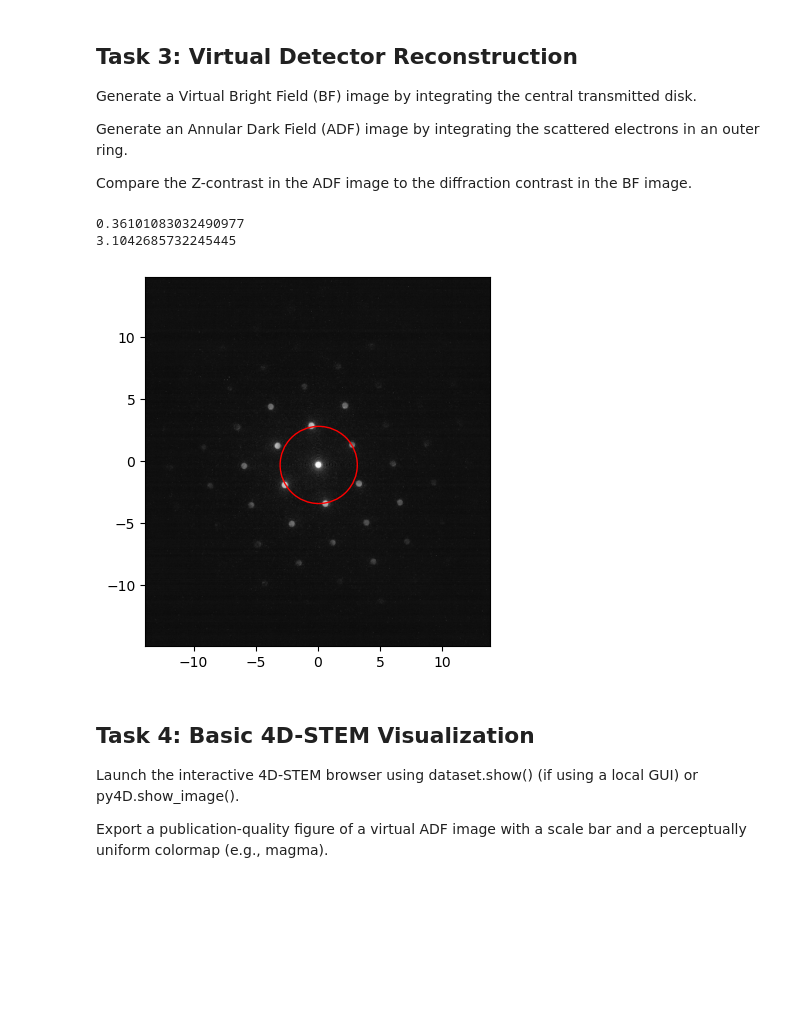
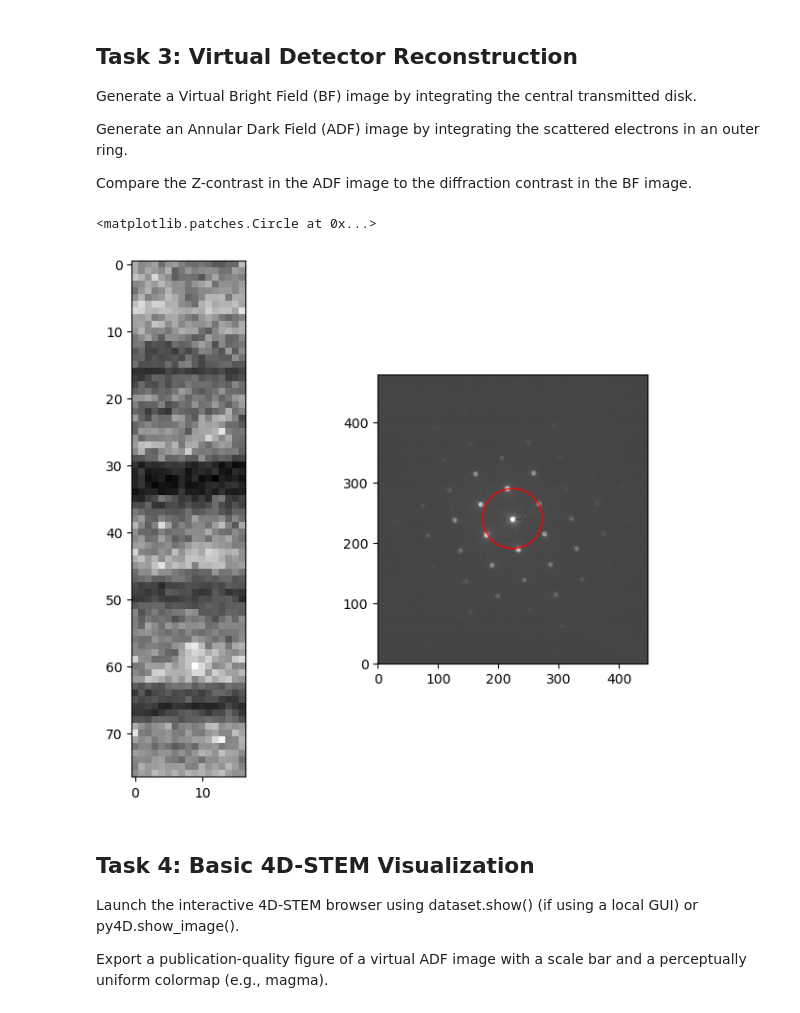
Before and after one commit to aramichang/MATSCI465_AramiChang, a Jupyter notebook: assignment_02_setup.ipynb, the cells around one changed output. Saved outputs shown, nothing was run; the diff lists cells and outputs as text; code cells hidden in the pictures; blank space fills up the shorter version.

```diff
--- a/assignment_02_setup.ipynb
+++ b/assignment_02_setup.ipynb
@@ -213,37 +213,37 @@ Compare the Z-contrast in the ADF image to the diffraction contrast in the BF im
 # %%
 # Your code here
 
 # BF image
 virtual_BF_img = np.sum(sige.data, axis=(2,3))
-#fig, ax = plt.subplots(1,1,figsize=(8,7))
-#ax.imshow(virtual_BF_img,cmap='gray')
+fig, ax = plt.subplots(1,2,figsize=(8,7))
+ax[0].imshow(virtual_BF_img,cmap='gray')
 
 # ADF image
 
 # known reflection in SiGe at (004)
 #d = 5.54/2 # interplanar spacing of the (004) plane is given by the lattice parameter a (in this case, 5.54 Angstroms) divided by sqrt(h^2 + k^2 + l^2)
 #q = 1/d # reciprocal space dimensions of (004) plane
 
 reciprocal_scale = 0.06208537146449089 # 1/nm
 xcoord = (np.arange(sige.data.shape[2]) - sige.data.shape[2] / 2) * reciprocal_scale
 ycoord = (np.arange(sige.data.shape[3]) - sige.data.shape[3] / 2) * reciprocal_scale
-fig, ax = plt.subplots(1,1)
-ax.imshow(np.log1p(sige.data[60, 15, :, :]), cmap='gray', extent=[qy.min(), qy.max(), qx.min(), qx.max()])
+ax[1].imshow(np.log1p(sige.data[60, 15, :, :]), cmap='gray', extent=[qy.min(), qy.max(), qx.min(), qx.max()])
 
 import matplotlib.patches as patches
 # center position is 224.5 x 244.5 pixels. in reciprocal space, the position would be...
-circx = (241 - 240) * reciprocal_scale
-circy = (219 - 224) * reciprocal_scale
-circ = patches.Circle((circx, circy), radius=50*reciprocal_scale, color='r', fill=False)
-ax.add_patch(circ)
+circx = 224
+circy = 240
+#circx = (241 - 240)
+#circy = (219 - 224)
+circ = patches.Circle((circx, circy), radius=800*reciprocal_scale, color='r', fill=False)
+ax[1].add_patch(circ)
 
 # for the purposes of constructing the ADF image, scan from radii of 40*reciprocal_scale to 60*reciprocal_scale
-print(q)
-print(50*reciprocal_scale)
+#print(q)
+#print(50*reciprocal_scale)
 # %% [output]
-0.36101083032490977
-3.1042685732245445
+<matplotlib.patches.Circle at 0x...>
-[figure, old version]
+[figure, new version]
 # %% [markdown]
 ## Task 4: Basic 4D-STEM Visualization
 
```
Also changed, not shown: parts of 3 cells of this notebook.
